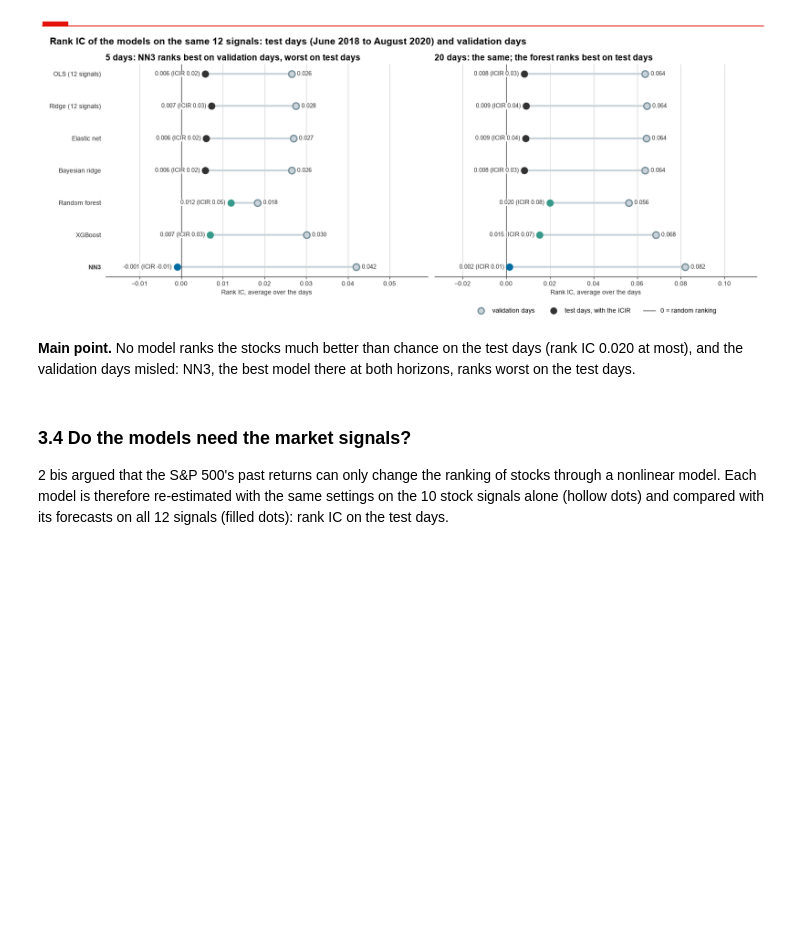
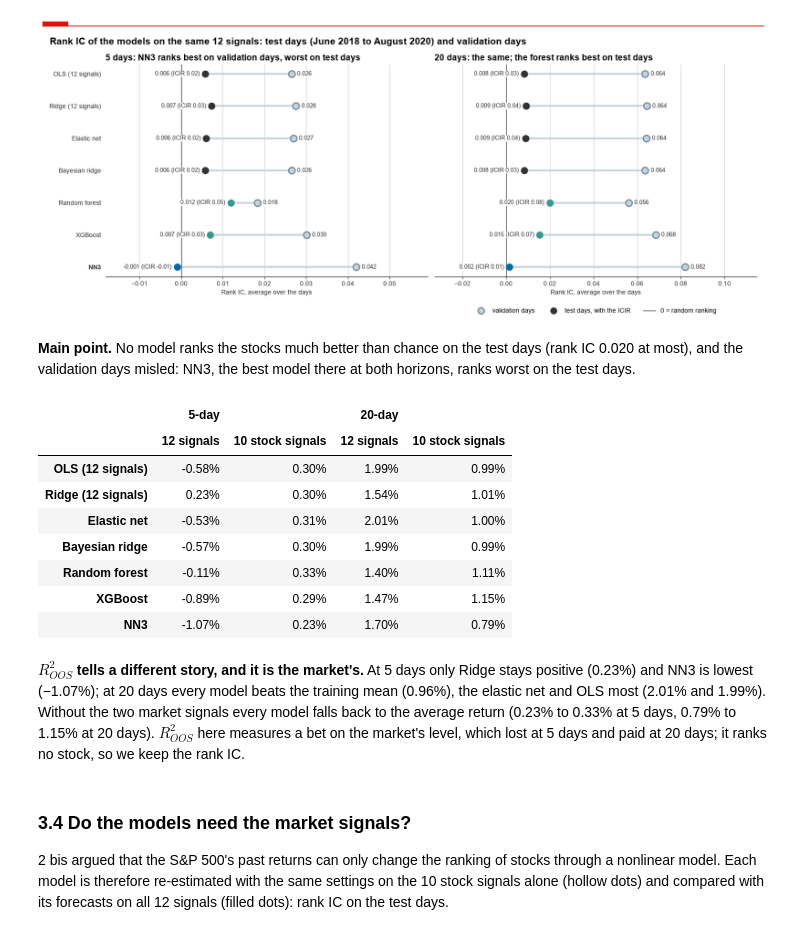
Before and after one commit to cboumans/Finance_with_Big_Data, a Jupyter notebook: lab4/PCLab4_Group4.ipynb, the cells around one changed output. Drawn from its saved outputs; the diff is of its cells as text; code cells hidden in the pictures; blank space fills up the shorter version.

```diff
--- a/lab4/PCLab4_Group4.ipynb
+++ b/lab4/PCLab4_Group4.ipynb
@@ -983,6 +983,26 @@ dumbbells(validation_ics, "validation days", "test days, with the ICIR", grey=Tr
 [figure]
 # %% [markdown]
 **Main point.** No model ranks the stocks much better than chance on the test days (rank IC 0.020 at most), and the validation days misled: NN3, the best model there at both horizons, ranks worst on the test days.
+# %%
+# Test R2_OOS on all 12 signals and without the two market signals.
+r2 = {}
+for h, (X, y, masks) in data.items():
+    test = masks["test"]
+    for label, source in [("12 signals", forecasts), ("10 stock signals", stock_forecasts)]:
+        r2[(f"{h}-day", label)] = {model: r2_oos(y[test], source[h][model]) for model in MODELS}
+pd.DataFrame(r2).style.format("{:.2%}")
+# %% [output]
+|  | 5-day |  | 20-day |  |
+|  | 12 signals | 10 stock signals | 12 signals | 10 stock signals |
+| OLS (12 signals) | -0.58% | 0.30% | 1.99% | 0.99% |
+| Ridge (12 signals) | 0.23% | 0.30% | 1.54% | 1.01% |
+| Elastic net | -0.53% | 0.31% | 2.01% | 1.00% |
+| Bayesian ridge | -0.57% | 0.30% | 1.99% | 0.99% |
+| Random forest | -0.11% | 0.33% | 1.40% | 1.11% |
+| XGBoost | -0.89% | 0.29% | 1.47% | 1.15% |
+| NN3 | -1.07% | 0.23% | 1.70% | 0.79% |
+# %% [markdown]
+**$R^2_{OOS}$ tells a different story, and it is the market's.** At 5 days only Ridge stays positive (0.23%) and NN3 is lowest (−1.07%); at 20 days every model beats the training mean (0.96%), the elastic net and OLS most (2.01% and 1.99%). Without the two market signals every model falls back to the average return (0.23% to 0.33% at 5 days, 0.79% to 1.15% at 20 days). $R^2_{OOS}$ here measures a bet on the market's level, which lost at 5 days and paid at 20 days; it ranks no stock, so we keep the rank IC.
 # %% [markdown]
 ### 3.4 Do the models need the market signals?
 2 bis argued that the S&P 500's past returns can only change the ranking of stocks through a nonlinear model. Each model is therefore re-estimated with the same settings on the 10 stock signals alone (hollow dots) and compared with its forecasts on all 12 signals (filled dots): rank IC on the test days.
```
Also changed, not shown: parts of 2 cells of this notebook.
